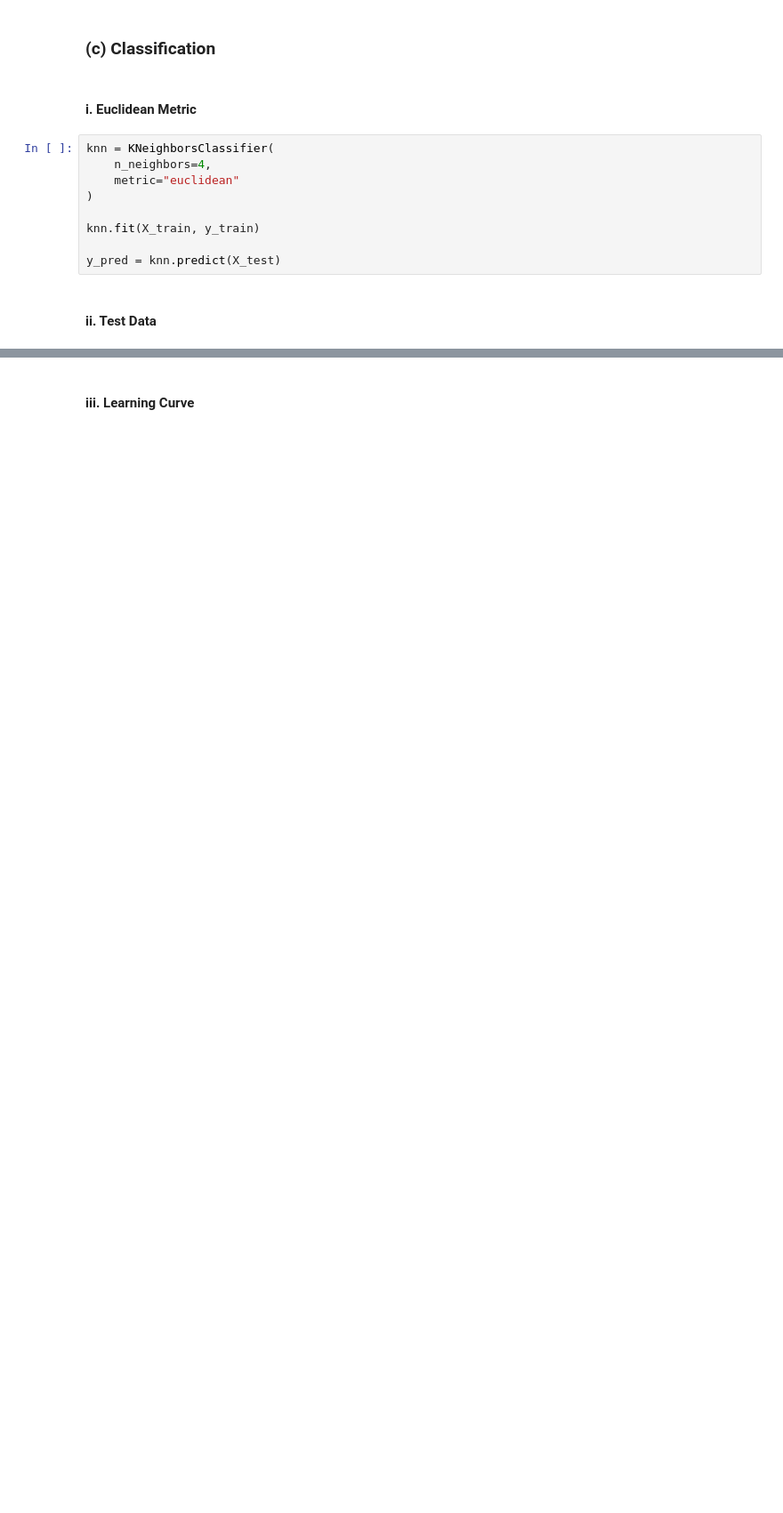
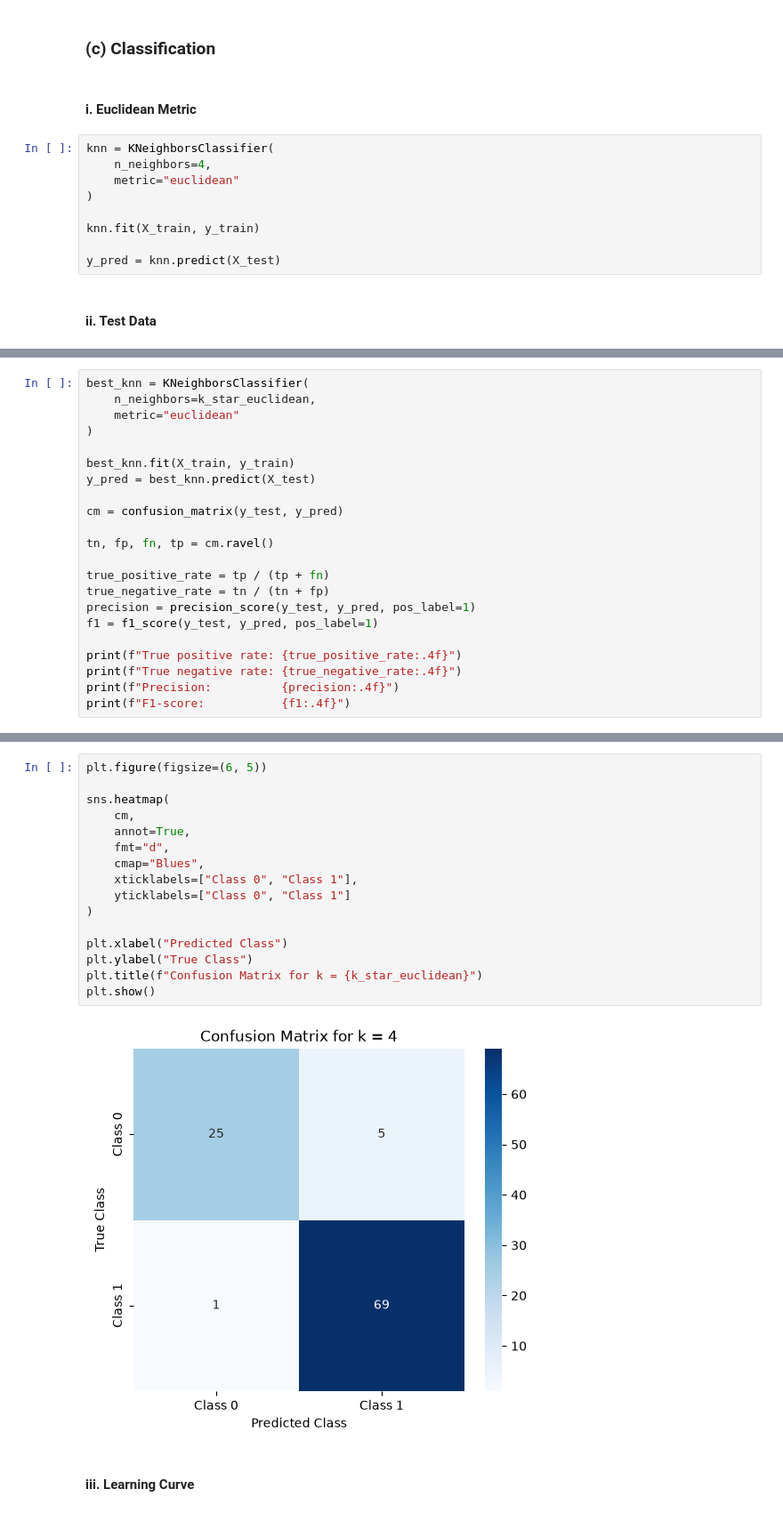
Before and after one commit to akeehan56/DSCI552, a Jupyter notebook: HW1/notebook/Keehan_Alyssa_HW1.ipynb, the cells around one changed output, grey strips where cells are left out. Shown at 89% size. Drawn from its saved outputs; the diff is of its cells as text; blank space fills up the shorter version.

```diff
--- a/HW1/notebook/Last_First_HW1.ipynb
+++ b/HW1/notebook/Keehan_Alyssa_HW1.ipynb
@@ -164,0 +252,22 @@ y_pred = knn.predict(X_test)
+# %%
+best_knn = KNeighborsClassifier(
+    n_neighbors=k_star_euclidean,
+    metric="euclidean"
+)
+
+best_knn.fit(X_train, y_train)
+y_pred = best_knn.predict(X_test)
+
+cm = confusion_matrix(y_test, y_pred)
+
+tn, fp, fn, tp = cm.ravel()
+
+true_positive_rate = tp / (tp + fn)
+true_negative_rate = tn / (tn + fp)
+precision = precision_score(y_test, y_pred, pos_label=1)
+f1 = f1_score(y_test, y_pred, pos_label=1)
+
+print(f"True positive rate: {true_positive_rate:.4f}")
+print(f"True negative rate: {true_negative_rate:.4f}")
+print(f"Precision:          {precision:.4f}")
+print(f"F1-score:           {f1:.4f}")
@@ -165,2 +279,20 @@ y_pred = knn.predict(X_test)
+# %%
+plt.figure(figsize=(6, 5))
+
+sns.heatmap(
+    cm,
+    annot=True,
+    fmt="d",
+    cmap="Blues",
+    xticklabels=["Class 0", "Class 1"],
+    yticklabels=["Class 0", "Class 1"]
+)
+
+plt.xlabel("Predicted Class")
+plt.ylabel("True Class")
+plt.title(f"Confusion Matrix for k = {k_star_euclidean}")
+plt.show()
+# %% [output]
+[figure, added]
 # %% [markdown]
 #### iii. Learning Curve
```
Also changed, not shown: parts of 43 cells of this notebook, 5 other files.
